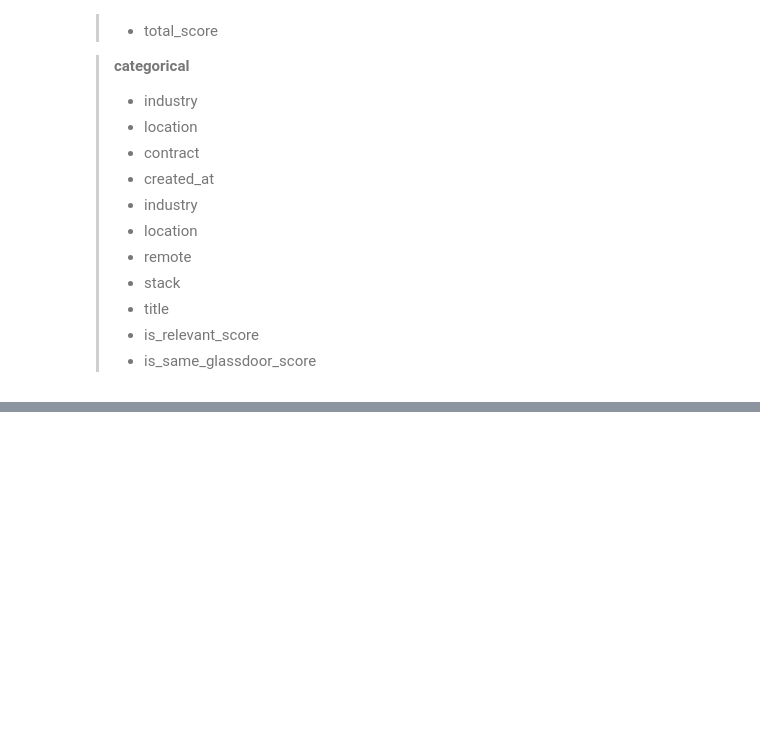
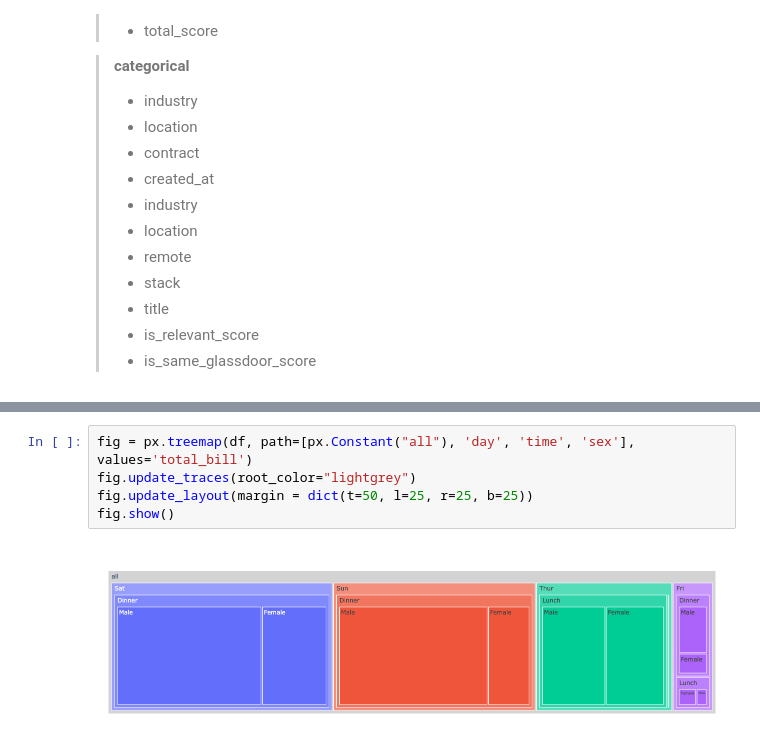
Before and after one commit to FelitaD/dbt-job-market, a Jupyter notebook: transformation/analyses/test_plotly.ipynb, the cells around one changed output, grey strips where cells are left out. Drawn from its saved outputs; the diff is of its cells as text; blank space fills up the shorter version.

```diff
--- a/transformation/analyses/test_plotly.ipynb
+++ b/transformation/analyses/test_plotly.ipynb
@@ -80,0 +77,7 @@ ValueError:
+# %%
+fig = px.treemap(df, path=[px.Constant("all"), 'day', 'time', 'sex'], values='total_bill')
+fig.update_traces(root_color="lightgrey")
+fig.update_layout(margin = dict(t=50, l=25, r=25, b=25))
+fig.show()
+# %% [output]
+[figure, added]
```
Also changed, not shown: parts of 10 cells of this notebook, 2 other files.
